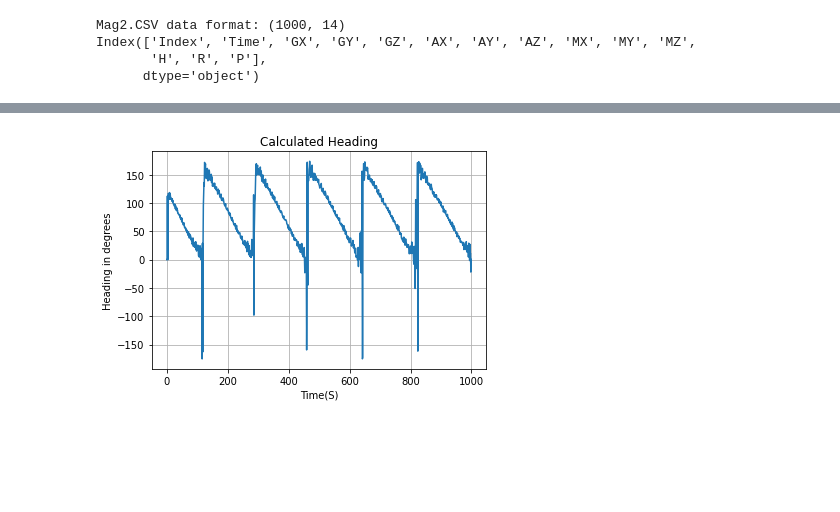
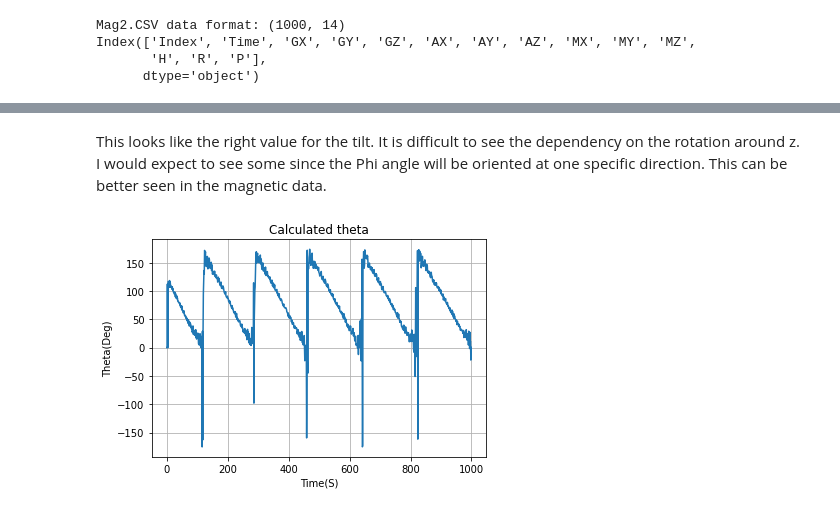
Before and after one commit to clirakis/Jupyter, a Jupyter notebook: MagSensor/PlotMag.ipynb, the cells around one changed output, grey strips where cells are left out. Cells and saved outputs as stored; diff of their text form; code cells hidden in the pictures; blank space fills up the shorter version.

Commit message:
Did a bunch of things, mostly added in comments with better formating in markdown

```diff
--- a/MagSensor/PlotMag.ipynb
+++ b/MagSensor/PlotMag.ipynb
@@ -74,14 +183,16 @@ plt.show()
+# %% [markdown]
+This looks like the right value for the tilt. It is difficult to see the dependency on the rotation around z. I would expect to see some since the Phi angle will be oriented at one specific direction. This can be better seen in the magnetic data.
 # %%
-## # Calculate heading
+# Calculate heading
 #
-CH = np.arctan2(My,Mx)
+theta = np.arctan2(My,Mx)   # This is the cartesian angle, arctan2 result is -pi to pi
 # convert to degrees
-H = np.rad2deg(CH)
-plt.plot(t,H)
-plt.title("Calculated Heading")
+TD = np.rad2deg(theta)
+plt.plot(t,TD)
+plt.title("Calculated theta")
 plt.xlabel("Time(S)")
-plt.ylabel("Heading in degrees")
+plt.ylabel("Theta(Deg)")
 plt.grid()
 plt.show()
 # %% [output]
-[figure, old version]
+[figure, new version]
```
Also changed, not shown: parts of 12 cells of this notebook.
